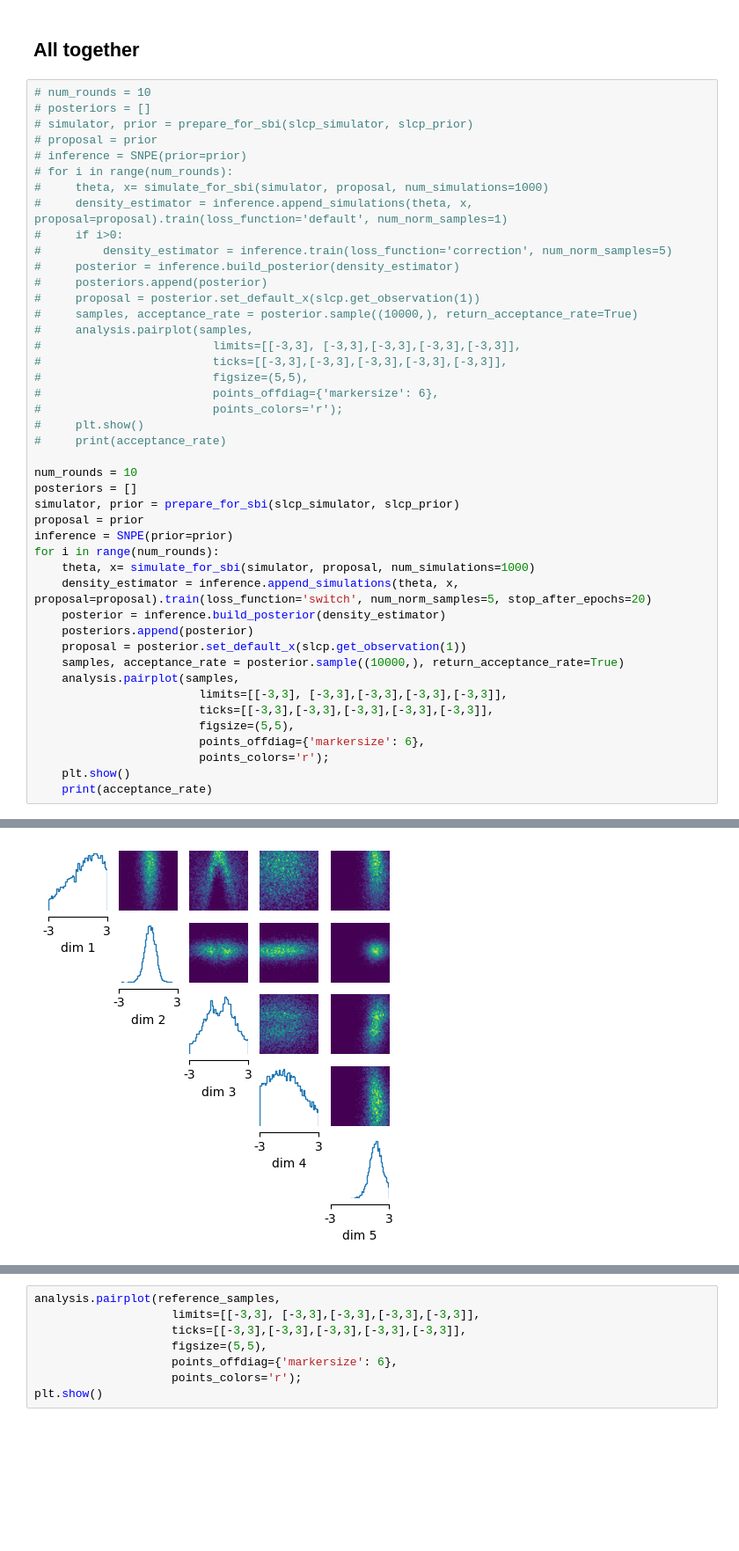
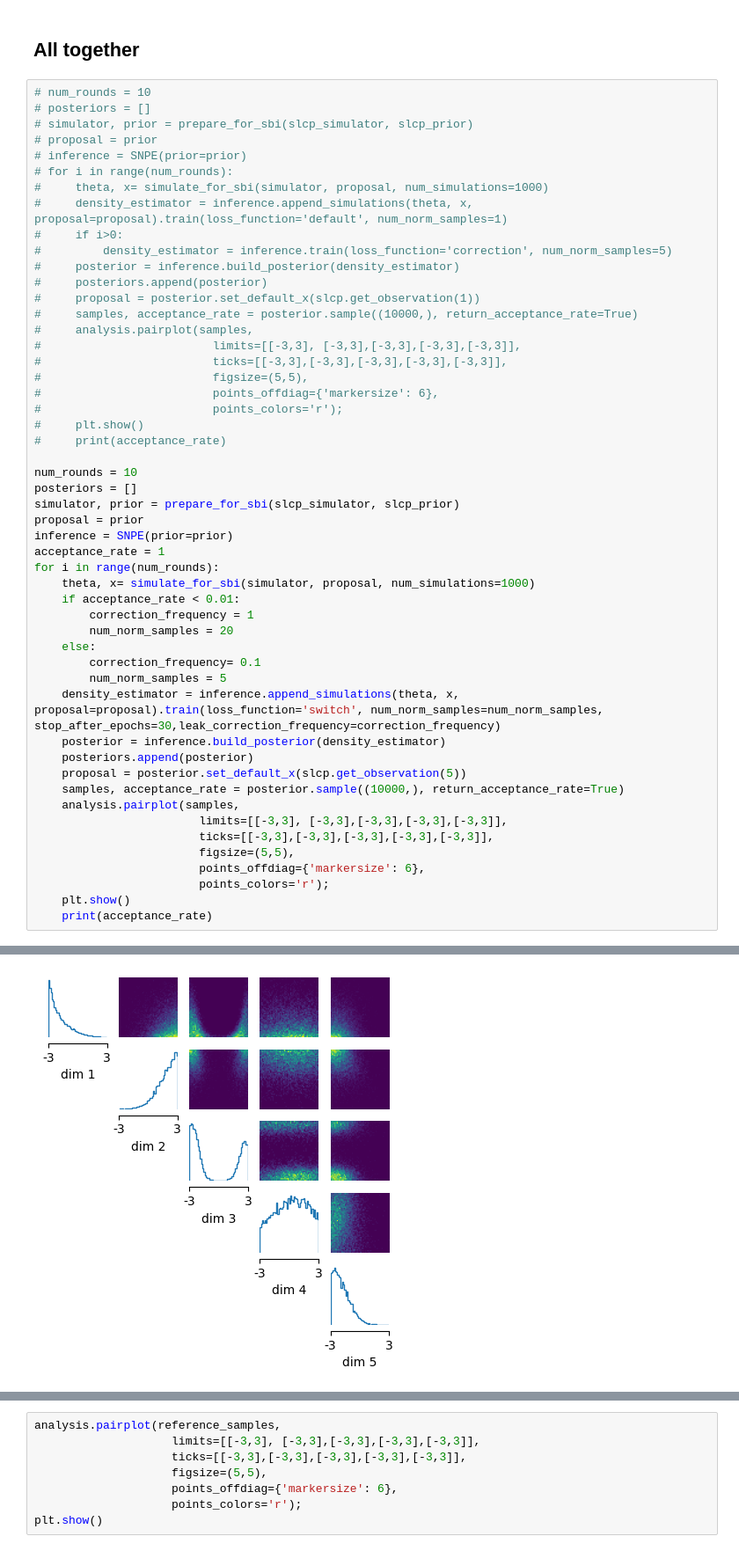
Before and after one commit to SRagy/sbi, a Jupyter notebook: Sammy_examples/Leak_tests.ipynb, the cells around one changed output, grey strips where cells are left out. Shown at 88% size. Cells and saved outputs as stored; diff of their text form; blank space fills up the shorter version.

Commit message:
Edited switch function a bit. Seems to do fairly well.

```diff
--- a/Sammy_examples/Leak_tests.ipynb
+++ b/Sammy_examples/Leak_tests.ipynb
@@ -241,12 +241,19 @@ posteriors = []
 simulator, prior = prepare_for_sbi(slcp_simulator, slcp_prior)
 proposal = prior
 inference = SNPE(prior=prior)
+acceptance_rate = 1
 for i in range(num_rounds):
     theta, x= simulate_for_sbi(simulator, proposal, num_simulations=1000)
-    density_estimator = inference.append_simulations(theta, x, proposal=proposal).train(loss_function='switch', num_norm_samples=5, stop_after_epochs=20)
+    if acceptance_rate < 0.01:
+        correction_frequency = 1
+        num_norm_samples = 20
+    else:
+        correction_frequency= 0.1
+        num_norm_samples = 5
+    density_estimator = inference.append_simulations(theta, x, proposal=proposal).train(loss_function='switch', num_norm_samples=num_norm_samples, stop_after_epochs=30,leak_correction_frequency=correction_frequency)
     posterior = inference.build_posterior(density_estimator)
     posteriors.append(posterior)
-    proposal = posterior.set_default_x(slcp.get_observation(1))
+    proposal = posterior.set_default_x(slcp.get_observation(5))
     samples, acceptance_rate = posterior.sample((10000,), return_acceptance_rate=True)
     analysis.pairplot(samples,
                         limits=[[-3,3], [-3,3],[-3,3],[-3,3],[-3,3]],
@@ -269 +276 @@ Using SNPE-C with atomic loss
-[figure, old version]
+[figure, new version]
```
Also changed, not shown: parts of 3 cells of this notebook, 1 other file.
